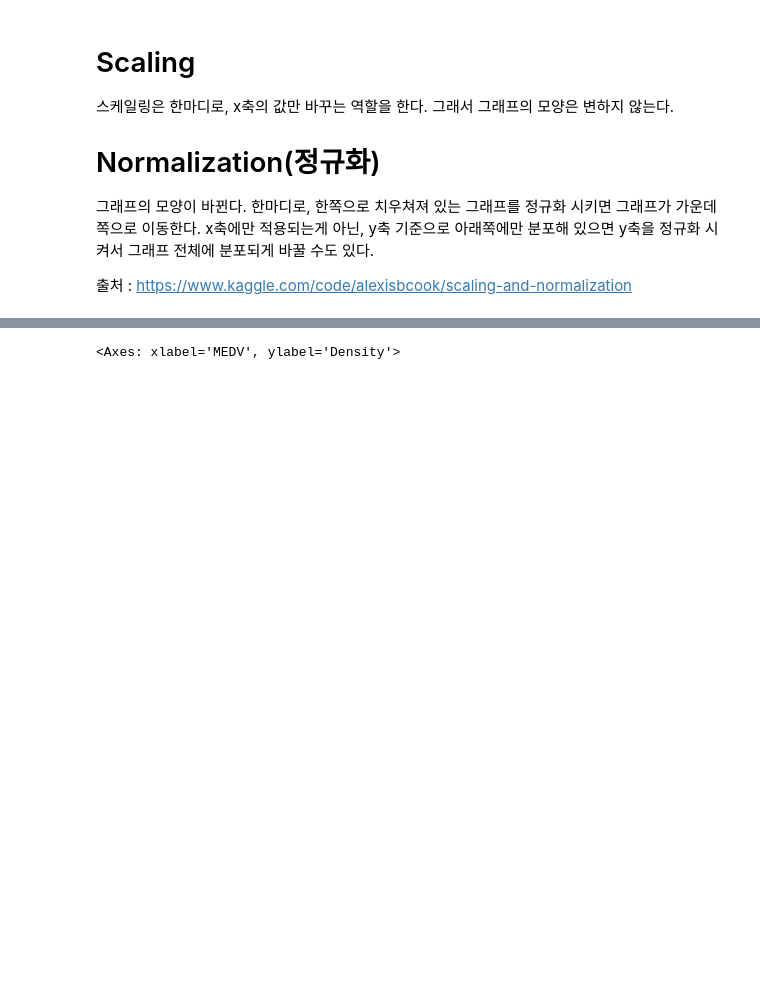
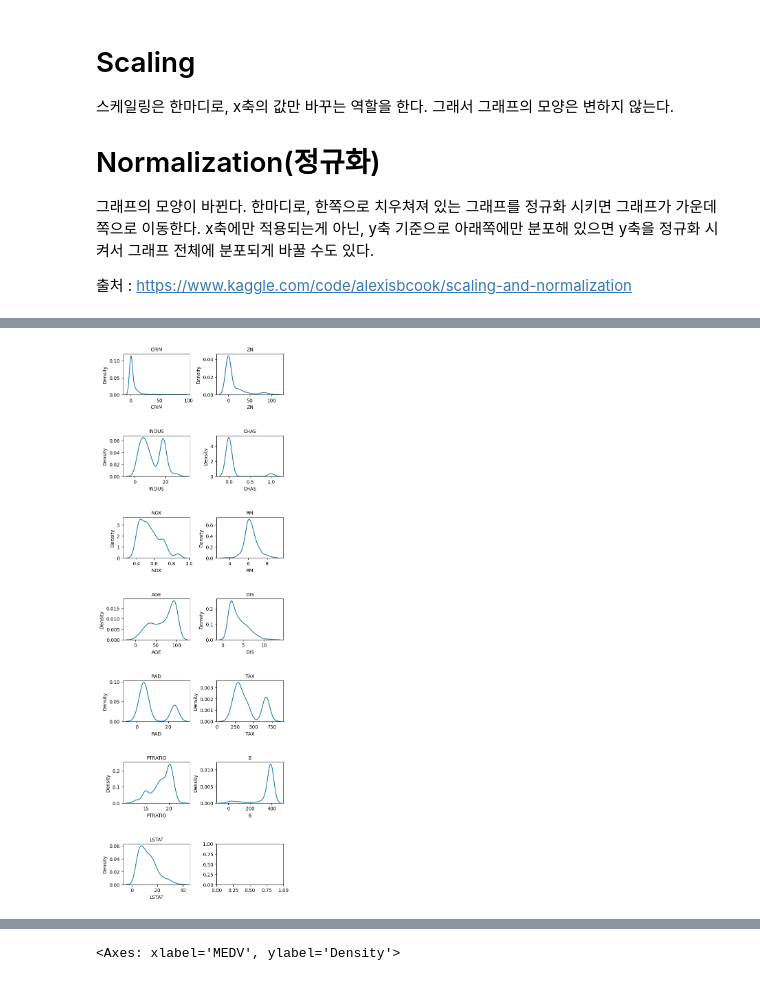
Before and after one commit to jhkang0516/Mogakso, a Jupyter notebook: 최종_집값_예측_데이콘.ipynb, the cells around one changed output, grey strips where cells are left out. Cells and saved outputs as stored; diff of their text form; code cells hidden in the pictures; blank space fills up the shorter version.

```diff
--- a/최종_집값_예측_데이콘.ipynb
+++ b/최종_집값_예측_데이콘.ipynb
@@ -205,0 +154,15 @@ X.head()
+# %%
+fig, ax = plt.subplots(7, 2, figsize=(6, 20))   # 가로스크롤 때문에 그래프 확인이 불편하다면 figsize의 x값을 조절해 보세요.
+plt.subplots_adjust(wspace=0.4, hspace=1)
+# id 변수(count==0인 경우)는 제외하고 분포를 확인
+count = 0
+columns = X.columns
+for row in range(7):
+    for col in range(2):
+        sns.kdeplot(data=X[columns[count]], ax=ax[row][col])
+        ax[row][col].set_title(columns[count], fontsize=10)
+        count += 1
+        if count == 13 :
+            break
+# %% [output]
+[figure, added]
```
Also changed, not shown: parts of 35 cells of this notebook.
